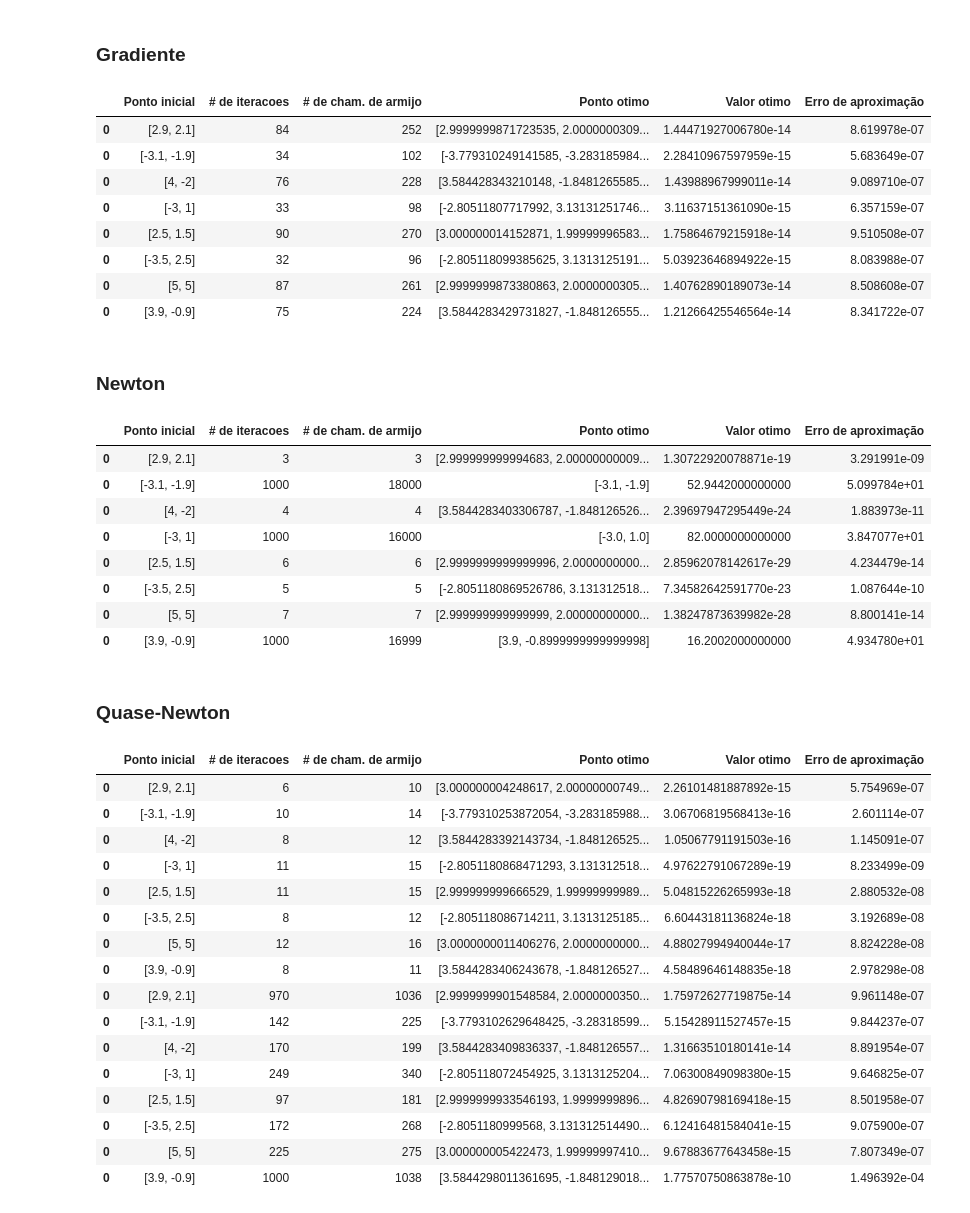
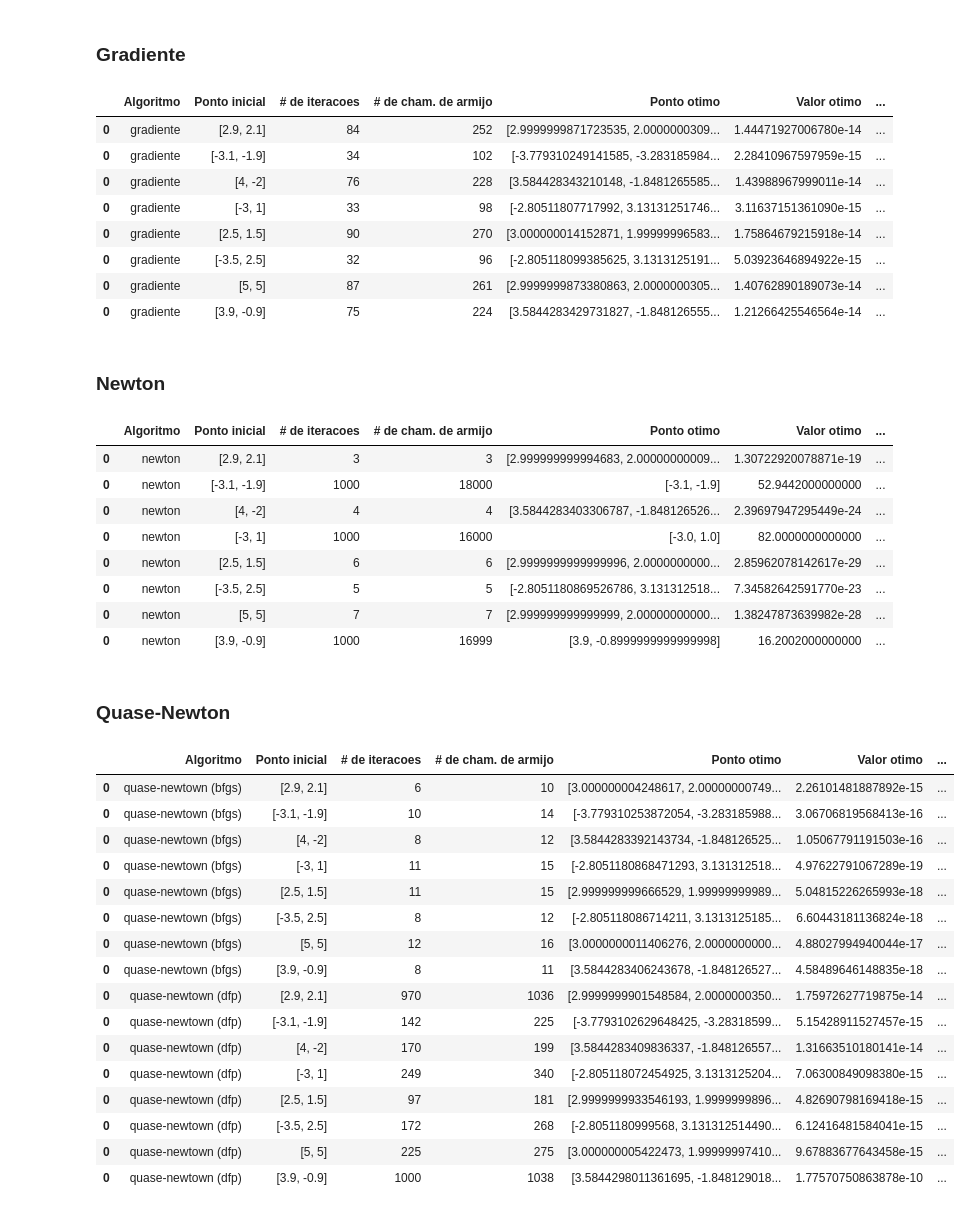
Before and after one commit to carloshenriquefbf/optimization, a Jupyter notebook: funcao3.ipynb, the cells around one changed output. Drawn from its saved outputs; the diff is of its cells as text; code cells hidden in the pictures.

```diff
--- a/funcao3.ipynb
+++ b/funcao3.ipynb
@@ -55,7 +55,7 @@ $\displaystyle \left[\begin{matrix}12 x_{1}^{2} + 4 x_{2} - 42 & 4 x_{1} + 4 x_{
 import numpy as np
 import pandas as pd
 
-colunas = ['Ponto inicial', '# de iteracoes', '# de cham. de armijo', 'Ponto otimo', 'Valor otimo', 'Erro de aproximação']
+colunas = ['Algoritmo', 'Ponto inicial', '# de iteracoes', '# de cham. de armijo', 'Ponto otimo', 'Valor otimo', 'Erro de aproximação']
 
 pontos = [
   np.array([2.9, 2.1]),
@@ -104,19 +104,19 @@ for ponto in pontos:
     ponto_otimo, n_iteracoes, n_iteracoes_armijo = metodo_do_gradiente(f_x, grad_f_x, variaveis, ponto, gama, eta)
     valor_otimo = substitui_variaveis_funcao(f_x, variaveis, ponto_otimo)
     erro_aproximacao = np.linalg.norm(substitui_variaveis_gradiente(grad_f_x, variaveis, ponto_otimo))
-    df_gradiente = pd.concat([df_gradiente, pd.DataFrame([[ponto, n_iteracoes, n_iteracoes_armijo, ponto_otimo, valor_otimo, erro_aproximacao]], columns=colunas)])
+    df_gradiente = pd.concat([df_gradiente, pd.DataFrame([['gradiente', ponto, n_iteracoes, n_iteracoes_armijo, ponto_otimo, valor_otimo, erro_aproximacao]], columns=colunas)])
 
 df_gradiente
 # %% [output]
-|  | Ponto inicial | # de iteracoes | # de cham. de armijo | Ponto otimo | Valor otimo | Erro de aproximação |
-| 0 | [2.9, 2.1] | 84 | 252 | [2.9999999871723535, 2.0000000309... | 1.44471927006780e-14 | 8.619978e-07 |
-| 0 | [-3.1, -1.9] | 34 | 102 | [-3.779310249141585, -3.283185984... | 2.28410967597959e-15 | 5.683649e-07 |
-| 0 | [4, -2] | 76 | 228 | [3.584428343210148, -1.8481265585... | 1.43988967999011e-14 | 9.089710e-07 |
-| 0 | [-3, 1] | 33 | 98 | [-2.80511807717992, 3.13131251746... | 3.11637151361090e-15 | 6.357159e-07 |
-| 0 | [2.5, 1.5] | 90 | 270 | [3.000000014152871, 1.99999996583... | 1.75864679215918e-14 | 9.510508e-07 |
-| 0 | [-3.5, 2.5] | 32 | 96 | [-2.805118099385625, 3.1313125191... | 5.03923646894922e-15 | 8.083988e-07 |
-| 0 | [5, 5] | 87 | 261 | [2.9999999873380863, 2.0000000305... | 1.40762890189073e-14 | 8.508608e-07 |
-| 0 | [3.9, -0.9] | 75 | 224 | [3.5844283429731827, -1.848126555... | 1.21266425546564e-14 | 8.341722e-07 |
+|  | Algoritmo | Ponto inicial | # de iteracoes | # de cham. de armijo | Ponto otimo | Valor otimo | ... |
+| 0 | gradiente | [2.9, 2.1] | 84 | 252 | [2.9999999871723535, 2.0000000309... | 1.44471927006780e-14 | ... |
+| 0 | gradiente | [-3.1, -1.9] | 34 | 102 | [-3.779310249141585, -3.283185984... | 2.28410967597959e-15 | ... |
+| 0 | gradiente | [4, -2] | 76 | 228 | [3.584428343210148, -1.8481265585... | 1.43988967999011e-14 | ... |
+| 0 | gradiente | [-3, 1] | 33 | 98 | [-2.80511807717992, 3.13131251746... | 3.11637151361090e-15 | ... |
+| 0 | gradiente | [2.5, 1.5] | 90 | 270 | [3.000000014152871, 1.99999996583... | 1.75864679215918e-14 | ... |
+| 0 | gradiente | [-3.5, 2.5] | 32 | 96 | [-2.805118099385625, 3.1313125191... | 5.03923646894922e-15 | ... |
+| 0 | gradiente | [5, 5] | 87 | 261 | [2.9999999873380863, 2.0000000305... | 1.40762890189073e-14 | ... |
+| 0 | gradiente | [3.9, -0.9] | 75 | 224 | [3.5844283429731827, -1.848126555... | 1.21266425546564e-14 | ... |
 # %% [markdown]
 ### Newton
 # %%
@@ -128,49 +128,49 @@ for ponto in pontos:
     ponto_otimo, n_iteracoes, n_iteracoes_armijo = metodo_de_newton(f_x, grad_f_x, hess_f_x, variaveis, ponto, gama, eta)
     valor_otimo = substitui_variaveis_funcao(f_x, variaveis, ponto_otimo)
     erro_aproximacao = np.linalg.norm(substitui_variaveis_gradiente(grad_f_x, variaveis, ponto_otimo))
-    df_newton = pd.concat([df_newton, pd.DataFrame([[ponto, n_iteracoes, n_iteracoes_armijo, ponto_otimo, valor_otimo, erro_aproximacao]], columns=colunas)])
+    df_newton = pd.concat([df_newton, pd.DataFrame([['newton', ponto, n_iteracoes, n_iteracoes_armijo, ponto_otimo, valor_otimo, erro_aproximacao]], columns=colunas)])
 
 display(df_newton)
 # %% [output]
-|  | Ponto inicial | # de iteracoes | # de cham. de armijo | Ponto otimo | Valor otimo | Erro de aproximação |
-| 0 | [2.9, 2.1] | 3 | 3 | [2.999999999994683, 2.00000000009... | 1.30722920078871e-19 | 3.291991e-09 |
-| 0 | [-3.1, -1.9] | 1000 | 18000 | [-3.1, -1.9] | 52.9442000000000 | 5.099784e+01 |
-| 0 | [4, -2] | 4 | 4 | [3.5844283403306787, -1.848126526... | 2.39697947295449e-24 | 1.883973e-11 |
-| 0 | [-3, 1] | 1000 | 16000 | [-3.0, 1.0] | 82.0000000000000 | 3.847077e+01 |
-| 0 | [2.5, 1.5] | 6 | 6 | [2.9999999999999996, 2.0000000000... | 2.85962078142617e-29 | 4.234479e-14 |
-| 0 | [-3.5, 2.5] | 5 | 5 | [-2.8051180869526786, 3.131312518... | 7.34582642591770e-23 | 1.087644e-10 |
-| 0 | [5, 5] | 7 | 7 | [2.999999999999999, 2.00000000000... | 1.38247873639982e-28 | 8.800141e-14 |
-| 0 | [3.9, -0.9] | 1000 | 16999 | [3.9, -0.8999999999999998] | 16.2002000000000 | 4.934780e+01 |
+|  | Algoritmo | Ponto inicial | # de iteracoes | # de cham. de armijo | Ponto otimo | Valor otimo | ... |
+| 0 | newton | [2.9, 2.1] | 3 | 3 | [2.999999999994683, 2.00000000009... | 1.30722920078871e-19 | ... |
+| 0 | newton | [-3.1, -1.9] | 1000 | 18000 | [-3.1, -1.9] | 52.9442000000000 | ... |
+| 0 | newton | [4, -2] | 4 | 4 | [3.5844283403306787, -1.848126526... | 2.39697947295449e-24 | ... |
+| 0 | newton | [-3, 1] | 1000 | 16000 | [-3.0, 1.0] | 82.0000000000000 | ... |
+| 0 | newton | [2.5, 1.5] | 6 | 6 | [2.9999999999999996, 2.0000000000... | 2.85962078142617e-29 | ... |
+| 0 | newton | [-3.5, 2.5] | 5 | 5 | [-2.8051180869526786, 3.131312518... | 7.34582642591770e-23 | ... |
+| 0 | newton | [5, 5] | 7 | 7 | [2.999999999999999, 2.00000000000... | 1.38247873639982e-28 | ... |
+| 0 | newton | [3.9, -0.9] | 1000 | 16999 | [3.9, -0.8999999999999998] | 16.2002000000000 | ... |
 # %% [markdown]
 ### Quase-Newton
 # %%
 from algoritmos import metodo_de_quase_newton
 
 df_quase_newton = df_base.copy()
 
 for metodo in ['bfgs', 'dfp']:
     for ponto in pontos:
         ponto_otimo, n_iteracoes, n_iteracoes_armijo = metodo_de_quase_newton(f_x, len(variaveis), grad_f_x, variaveis, ponto, gama, eta, metodo=metodo)
         valor_otimo = substitui_variaveis_funcao(f_x, variaveis, ponto_otimo)
         erro_aproximacao = np.linalg.norm(substitui_variaveis_gradiente(grad_f_x, variaveis, ponto_otimo))
-        df_quase_newton = pd.concat([df_quase_newton, pd.DataFrame([[ponto, n_iteracoes, n_iteracoes_armijo, ponto_otimo, valor_otimo, erro_aproximacao]], columns=colunas)])
+        df_quase_newton = pd.concat([df_quase_newton, pd.DataFrame([[f'quase-newtown ({metodo})', ponto, n_iteracoes, n_iteracoes_armijo, ponto_otimo, valor_otimo, erro_aproximacao]], columns=colunas)])
 
 display(df_quase_newton)
 # %% [output]
-|  | Ponto inicial | # de iteracoes | # de cham. de armijo | Ponto otimo | Valor otimo | Erro de aproximação |
-| 0 | [2.9, 2.1] | 6 | 10 | [3.000000004248617, 2.00000000749... | 2.26101481887892e-15 | 5.754969e-07 |
-| 0 | [-3.1, -1.9] | 10 | 14 | [-3.779310253872054, -3.283185988... | 3.06706819568413e-16 | 2.601114e-07 |
-| 0 | [4, -2] | 8 | 12 | [3.5844283392143734, -1.848126525... | 1.05067791191503e-16 | 1.145091e-07 |
-| 0 | [-3, 1] | 11 | 15 | [-2.8051180868471293, 3.131312518... | 4.97622791067289e-19 | 8.233499e-09 |
-| 0 | [2.5, 1.5] | 11 | 15 | [2.999999999666529, 1.99999999989... | 5.04815226265993e-18 | 2.880532e-08 |
-| 0 | [-3.5, 2.5] | 8 | 12 | [-2.805118086714211, 3.1313125185... | 6.60443181136824e-18 | 3.192689e-08 |
-| 0 | [5, 5] | 12 | 16 | [3.0000000011406276, 2.0000000000... | 4.88027994940044e-17 | 8.824228e-08 |
-| 0 | [3.9, -0.9] | 8 | 11 | [3.5844283406243678, -1.848126527... | 4.58489646148835e-18 | 2.978298e-08 |
-| 0 | [2.9, 2.1] | 970 | 1036 | [2.9999999901548584, 2.0000000350... | 1.75972627719875e-14 | 9.961148e-07 |
-| 0 | [-3.1, -1.9] | 142 | 225 | [-3.7793102629648425, -3.28318599... | 5.15428911527457e-15 | 9.844237e-07 |
-| 0 | [4, -2] | 170 | 199 | [3.5844283409836337, -1.848126557... | 1.31663510180141e-14 | 8.891954e-07 |
-| 0 | [-3, 1] | 249 | 340 | [-2.805118072454925, 3.1313125204... | 7.06300849098380e-15 | 9.646825e-07 |
-| 0 | [2.5, 1.5] | 97 | 181 | [2.9999999933546193, 1.9999999896... | 4.82690798169418e-15 | 8.501958e-07 |
-| 0 | [-3.5, 2.5] | 172 | 268 | [-2.8051180999568, 3.131312514490... | 6.12416481584041e-15 | 9.075900e-07 |
-| 0 | [5, 5] | 225 | 275 | [3.000000005422473, 1.99999997410... | 9.67883677643458e-15 | 7.807349e-07 |
-| 0 | [3.9, -0.9] | 1000 | 1038 | [3.5844298011361695, -1.848129018... | 1.77570750863878e-10 | 1.496392e-04 |
+|  | Algoritmo | Ponto inicial | # de iteracoes | # de cham. de armijo | Ponto otimo | Valor otimo | ... |
+| 0 | quase-newtown (bfgs) | [2.9, 2.1] | 6 | 10 | [3.000000004248617, 2.00000000749... | 2.26101481887892e-15 | ... |
+| 0 | quase-newtown (bfgs) | [-3.1, -1.9] | 10 | 14 | [-3.779310253872054, -3.283185988... | 3.06706819568413e-16 | ... |
+| 0 | quase-newtown (bfgs) | [4, -2] | 8 | 12 | [3.5844283392143734, -1.848126525... | 1.05067791191503e-16 | ... |
+| 0 | quase-newtown (bfgs) | [-3, 1] | 11 | 15 | [-2.8051180868471293, 3.131312518... | 4.97622791067289e-19 | ... |
+| 0 | quase-newtown (bfgs) | [2.5, 1.5] | 11 | 15 | [2.999999999666529, 1.99999999989... | 5.04815226265993e-18 | ... |
+| 0 | quase-newtown (bfgs) | [-3.5, 2.5] | 8 | 12 | [-2.805118086714211, 3.1313125185... | 6.60443181136824e-18 | ... |
+| 0 | quase-newtown (bfgs) | [5, 5] | 12 | 16 | [3.0000000011406276, 2.0000000000... | 4.88027994940044e-17 | ... |
+| 0 | quase-newtown (bfgs) | [3.9, -0.9] | 8 | 11 | [3.5844283406243678, -1.848126527... | 4.58489646148835e-18 | ... |
+| 0 | quase-newtown (dfp) | [2.9, 2.1] | 970 | 1036 | [2.9999999901548584, 2.0000000350... | 1.75972627719875e-14 | ... |
+| 0 | quase-newtown (dfp) | [-3.1, -1.9] | 142 | 225 | [-3.7793102629648425, -3.28318599... | 5.15428911527457e-15 | ... |
+| 0 | quase-newtown (dfp) | [4, -2] | 170 | 199 | [3.5844283409836337, -1.848126557... | 1.31663510180141e-14 | ... |
+| 0 | quase-newtown (dfp) | [-3, 1] | 249 | 340 | [-2.805118072454925, 3.1313125204... | 7.06300849098380e-15 | ... |
+| 0 | quase-newtown (dfp) | [2.5, 1.5] | 97 | 181 | [2.9999999933546193, 1.9999999896... | 4.82690798169418e-15 | ... |
+| 0 | quase-newtown (dfp) | [-3.5, 2.5] | 172 | 268 | [-2.8051180999568, 3.131312514490... | 6.12416481584041e-15 | ... |
+| 0 | quase-newtown (dfp) | [5, 5] | 225 | 275 | [3.000000005422473, 1.99999997410... | 9.67883677643458e-15 | ... |
+| 0 | quase-newtown (dfp) | [3.9, -0.9] | 1000 | 1038 | [3.5844298011361695, -1.848129018... | 1.77570750863878e-10 | ... |
```
Also changed, not shown: parts of 2 cells of this notebook.
